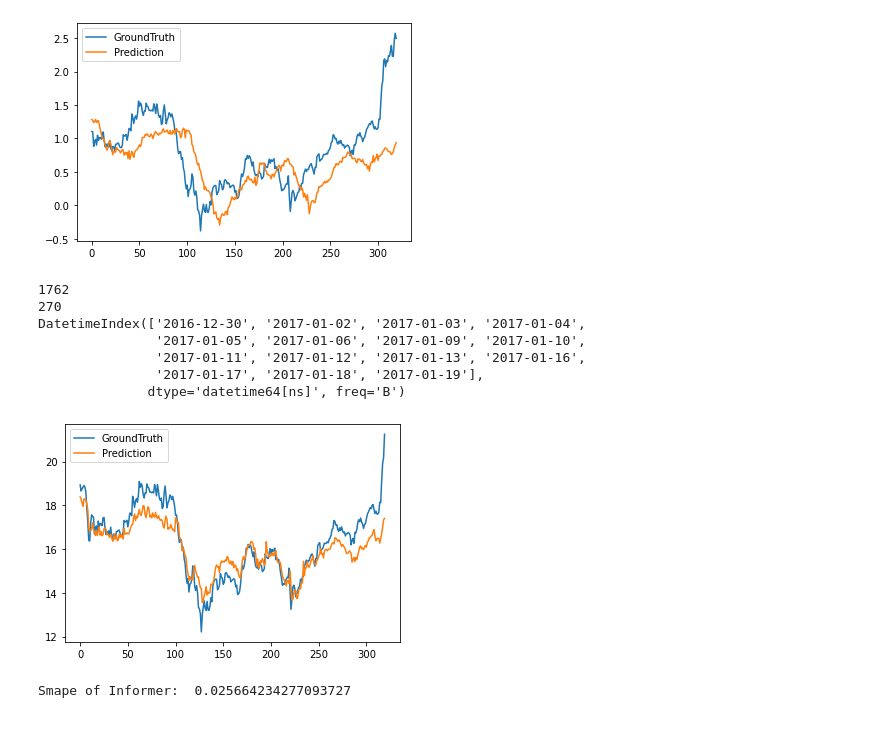
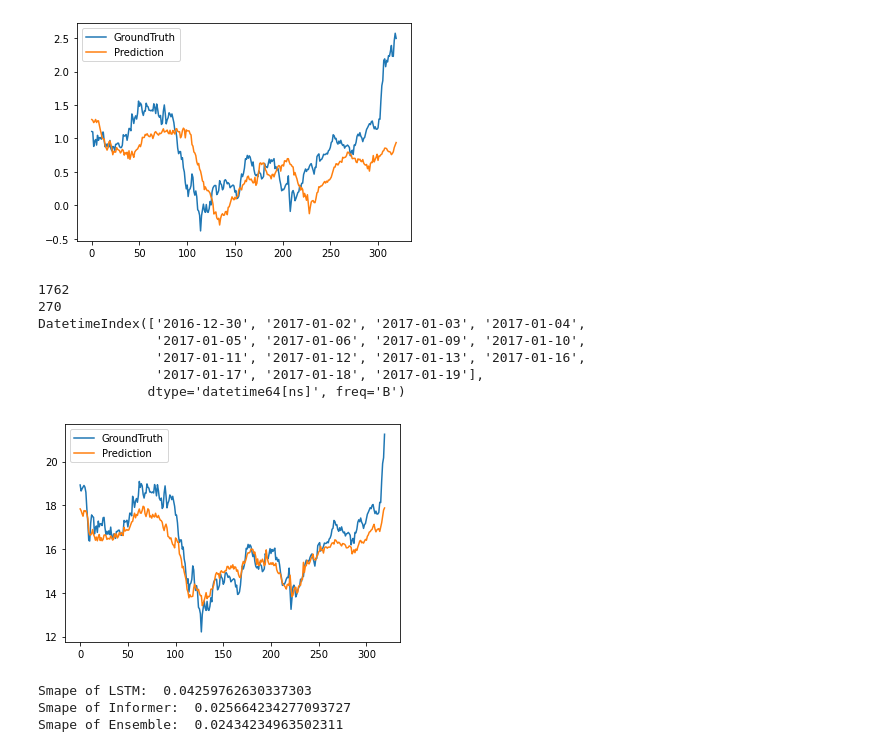
Before and after one commit to shanggao33/Data5703, a Jupyter notebook: Informer/bac_20col_newsent_indi_3@indi_final_news_vader_avg/bac_20col_newsent_indi_3.ipynb, the cells around one changed output. Saved outputs shown, nothing was run; the diff lists cells and outputs as text; code cells hidden in the pictures.

```diff
--- a/Informer/bac_20col_newsent_indi_3@indi_final_news_vader_avg/bac_20col_newsent_indi_3.ipynb
+++ b/Informer/bac_20col_newsent_indi_3@indi_final_news_vader_avg/bac_20col_newsent_indi_3.ipynb
@@ -1893,40 +1893,43 @@ data_loader = DataLoader(
     data_set,
     batch_size=batch_size,
     shuffle=shuffle_flag,
     num_workers=args.num_workers,
     drop_last=drop_last)
 
 # get the inverse transformed
 pred_inver = data_set.inverse_transform(preds)
 trues = data_set.inverse_transform(trues)
 pred_inver.shape
 
-# lstm_preds = np.load('./ToBeRun.npy')
-# lstm_preds.shape
-# # drop the first 13 samples
-# lstm_preds = lstm_preds[13:,:]
-# lstm_preds.shape
+lstm_preds = np.load('./indi_final_news_vader_avg.npy')
+# drop the last 13 sample
+lstm_preds = lstm_preds[:-13, :]
 
 informer_preds = pred_inver[:, 0, :]
 
+
 # average the predictions of Informer and LSTM
-# ensemble_preds = (lstm_preds + informer_preds) / 2
+ensemble_preds = (0.5*lstm_preds + 1.5*informer_preds) / 2
+ensemble_preds.shape
 
 plt.figure()
 plt.plot(trues[:, 0, :], label='GroundTruth')
-plt.plot(informer_preds, label='Prediction')
+plt.plot(ensemble_preds, label='Prediction')
 plt.legend()
 plt.show()
 
-# SMAPE(ensemble_preds, trues[:, 0, :])
+print("Smape of LSTM: ", SMAPE(lstm_preds, trues[:, 0, :]))
 print("Smape of Informer: ", SMAPE(informer_preds, trues[:, 0, :]))
+print("Smape of Ensemble: ", SMAPE(ensemble_preds, trues[:, 0, :]))
 # %% [output]
 1762
 270
 DatetimeIndex(['2016-12-30', '2017-01-02', '2017-01-03', '2017-01-04',
                '2017-01-05', '2017-01-06', '2017-01-09', '2017-01-10',
                '2017-01-11', '2017-01-12', '2017-01-13', '2017-01-16',
                '2017-01-17', '2017-01-18', '2017-01-19'],
               dtype='datetime64[ns]', freq='B')
-[figure, old version]
+[figure, new version]
+Smape of LSTM:  0.04259762630337303
 Smape of Informer:  0.025664234277093727
+Smape of Ensemble:  0.02434234963502311
```
Also changed, not shown: parts of 1 cell of this notebook, 29 other files.
